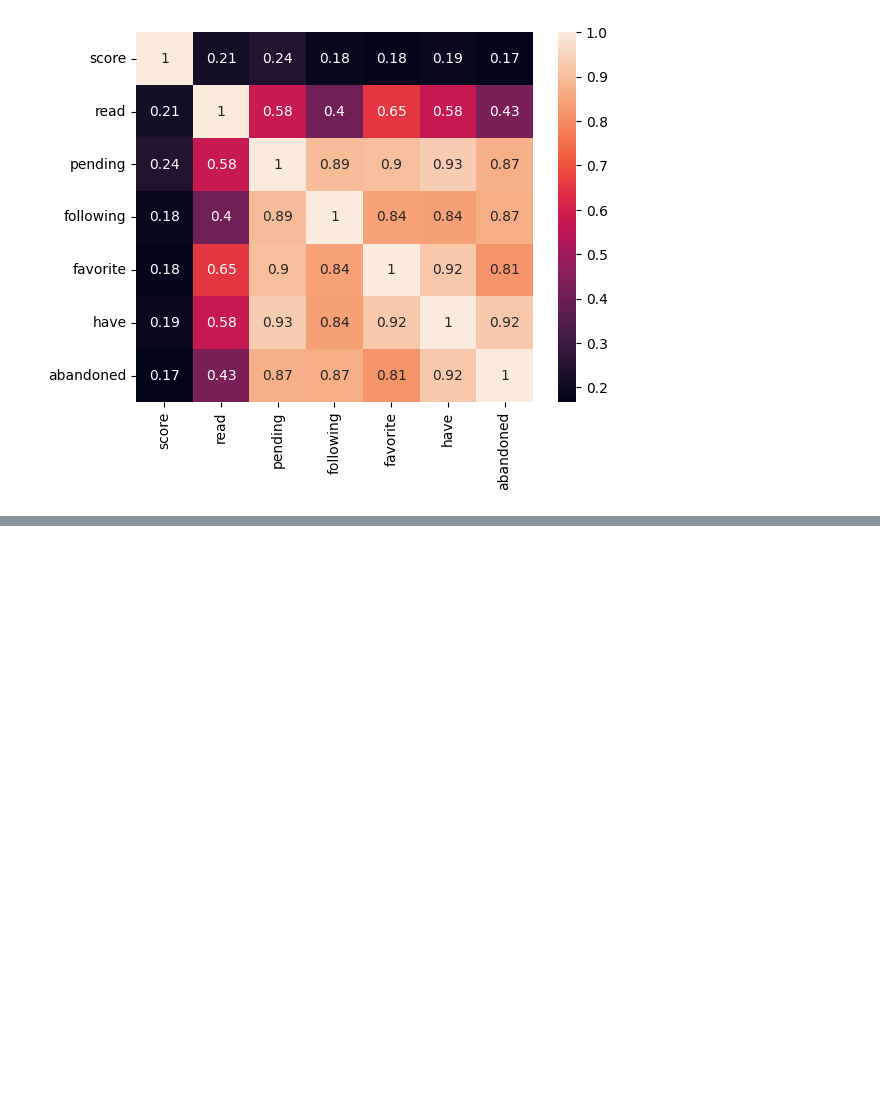
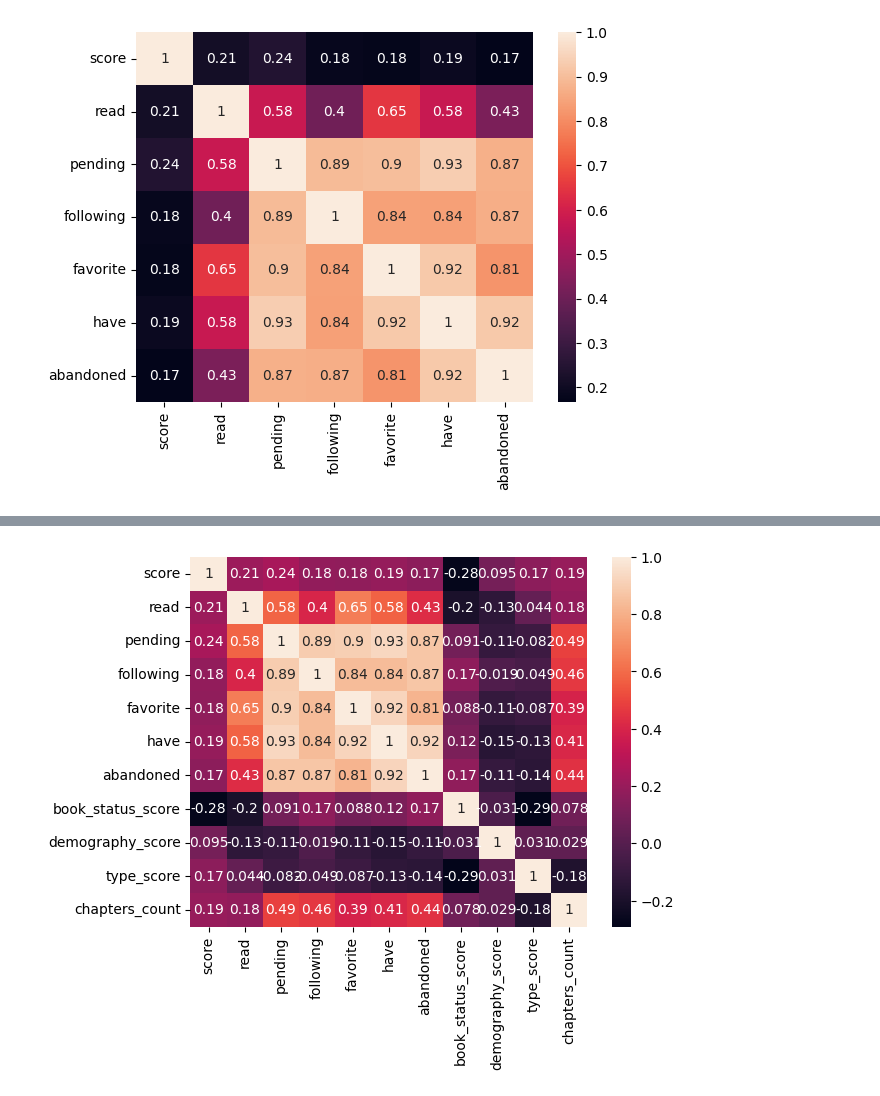
Before and after one commit to maestre7/manga_online_ML, a Jupyter notebook: notebooks/01_EDA.ipynb, the cells around one changed output, grey strips where cells are left out. Drawn from its saved outputs; the diff is of its cells as text; code cells hidden in the pictures; blank space fills up the shorter version.

Commit message:
data processing done

```diff
--- a/notebooks/01_EDA.ipynb
+++ b/notebooks/01_EDA.ipynb
@@ -137,0 +140,6 @@ sns.heatmap(data_df[['score', 'read', 'pending', 'following', 'favorite', 'have'
+# %%
+mean_score_by_type = data_df.groupby('type')['score'].mean()
+data_df['type_score'] = data_df['type'].map(mean_score_by_type).fillna(mean_scored)
+# %%
+mean_score_by_demography = data_df.groupby('demography')['score'].mean()
+data_df['demography_score'] = data_df['demography'].map(mean_score_by_demography).fillna(mean_scored)
@@ -137,0 +150,4 @@ sns.heatmap(data_df[['score', 'read', 'pending', 'following', 'favorite', 'have'
+# %%
+book_status_dict = {'FINALIZADO': 0, 'PUBLICÁNDOSE': 1, 'PAUSADO': 2, 'CANCELADO': 3}
+# %%
+data_df['book_status_score'] = data_df['book_status'].map(book_status_dict)
@@ -137,0 +181,4 @@ sns.heatmap(data_df[['score', 'read', 'pending', 'following', 'favorite', 'have'
+# %%
+sns.heatmap(data_df[['score', 'read', 'pending', 'following', 'favorite', 'have', 'abandoned', 'book_status_score', 'demography_score', 'type_score', 'chapters_count']].corr(), annot=True);
+# %% [output]
+[figure, added]
```
Also changed, not shown: parts of 6 cells of this notebook, 6 other files.
